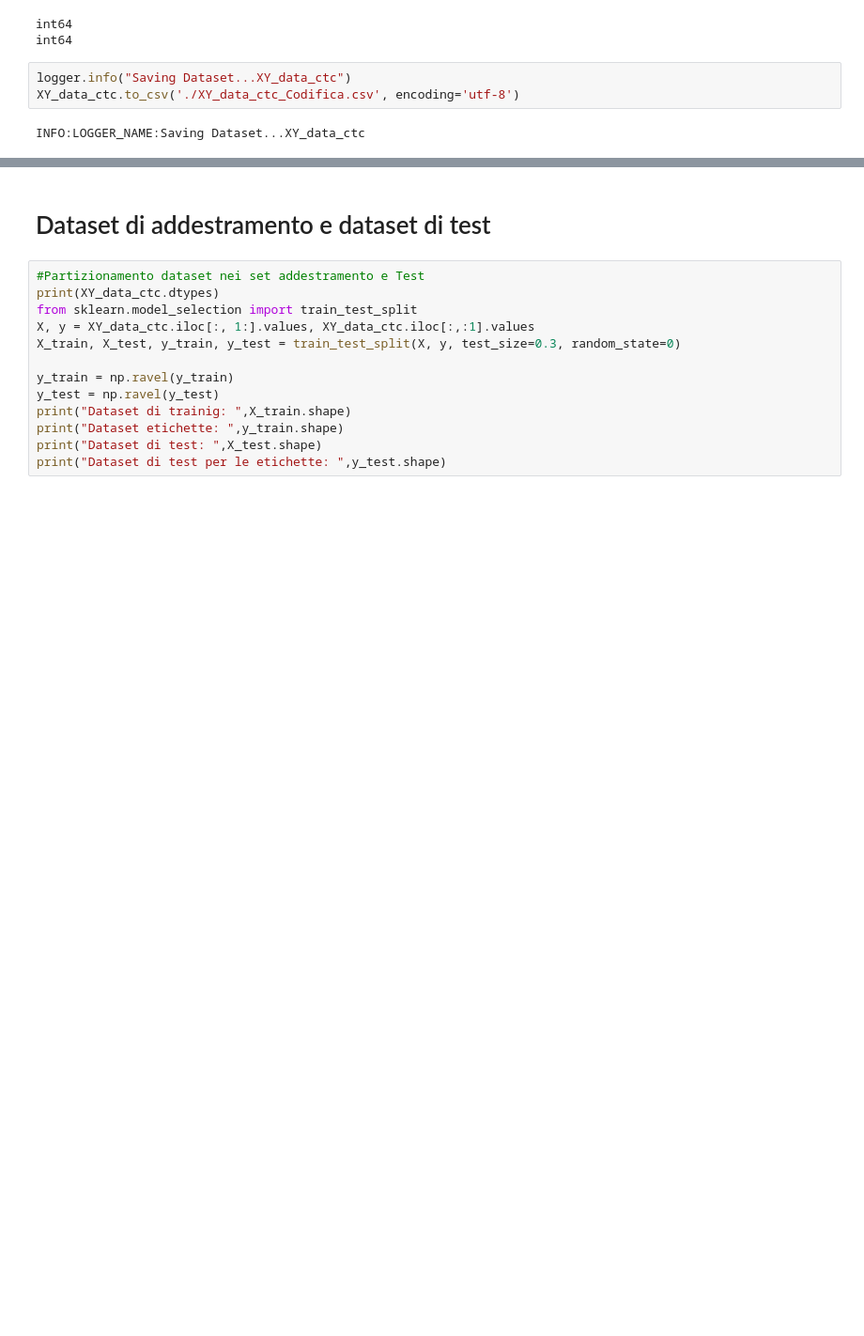
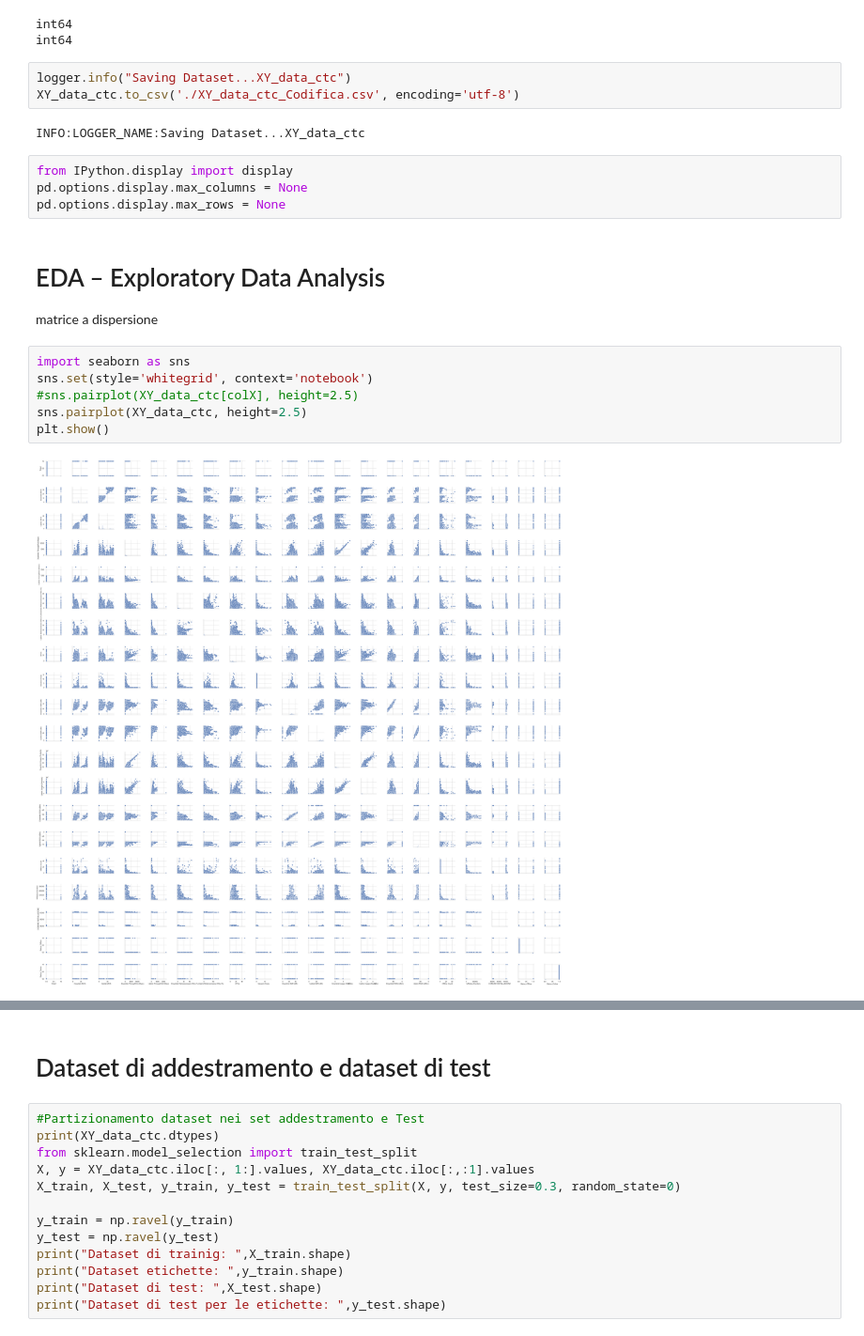
Before and after one commit to Gameng-Engineering-srlu/Cambium-Anomaly-Classificator, a Jupyter notebook: CambiumAnomalyClassificator.ipynb, the cells around one changed output, grey strips where cells are left out. Shown at 94% size. Saved outputs shown, nothing was run; the diff lists cells and outputs as text; blank space fills up the shorter version.

Commit message:
Matrice di Correlazione

```diff
--- a/CambiumAnomalyClassificator.ipynb
+++ b/CambiumAnomalyClassificator.ipynb
@@ -920,3 +916,18 @@ logger.info("Saving Dataset...XY_data_ctc")
 XY_data_ctc.to_csv('./XY_data_ctc_Codifica.csv', encoding='utf-8')
 # %% [output]
 INFO:LOGGER_NAME:Saving Dataset...XY_data_ctc
+# %%
+from IPython.display import display
+pd.options.display.max_columns = None
+pd.options.display.max_rows = None
+# %% [markdown]
+# EDA – Exploratory Data Analysis
+ matrice a dispersione
+# %%
+import seaborn as sns
+sns.set(style='whitegrid', context='notebook')
+#sns.pairplot(XY_data_ctc[colX], height=2.5)
+sns.pairplot(XY_data_ctc, height=2.5)
+plt.show()
+# %% [output]
+[figure, added]
```
Also changed, not shown: parts of 15 cells of this notebook.
